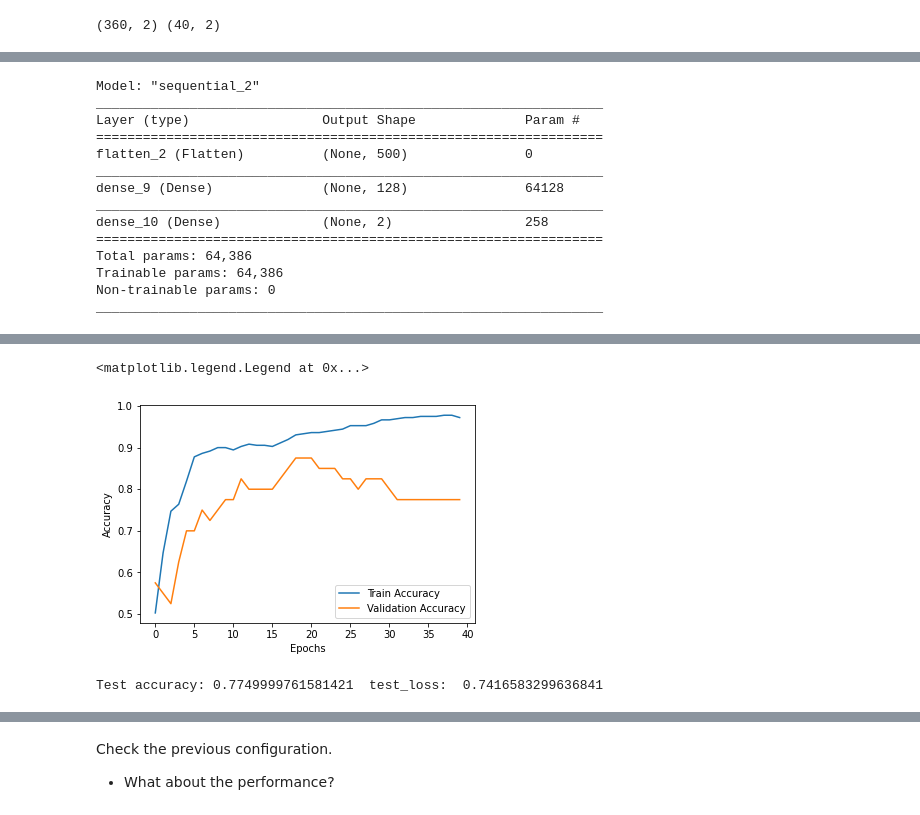
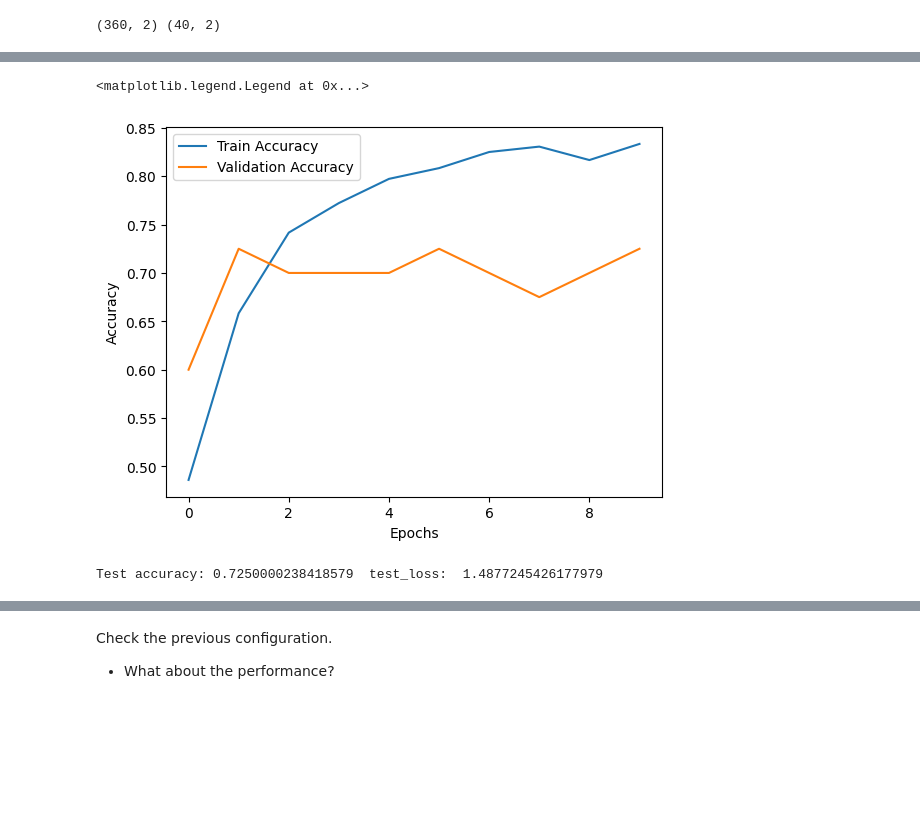
Before and after one commit to Lalo0105/ai-uis-student, a Jupyter notebook: 2. Notebooks/13_std_Notes_DL_application.ipynb, the cells around one changed output, grey strips where cells are left out. Drawn from its saved outputs; the diff is of its cells as text; code cells hidden in the pictures; blank space fills up the shorter version.

```diff
--- a/2. Notebooks/13_std_Notes_DL_application.ipynb
+++ b/2. Notebooks/13_std_Notes_DL_application.ipynb
@@ -137,11 +82,17 @@ ipd.Audio('data/fsdd/'+file_name)
 # %%
 #@title **code** Working with librosa
 import librosa
-wav, sr = librosa.load('data/fsdd/8_jackson_40.wav', sr=None)
+wav, sr = librosa.load('fsdd/8_jackson_40.wav', sr=None)
+wav2, sr = librosa.load('fsdd/8_jackson_10.wav', sr=None)
+wav3, sr = librosa.load('fsdd/8_nicolas_10.wav', sr=None)
+wav4, sr = librosa.load('fsdd/8_theo_10.wav', sr=None)
 print( 'sr:', sr)
 print( 'wav shape:', wav.shape)
 
 plt.plot(wav);
+plt.plot(wav2);
+plt.plot(wav3);
+plt.plot(wav4);
 # %% [output]
 sr: 8000
 wav shape: (3532,)
@@ -191,6 +105,0 @@ def get_XyData(DATA_DIR = 'data/fsdd/', pad_size=200):
-# %%
-#@title **code** To obtain all data
-X, y = get_XyData(DATA_DIR = 'data/fsdd/')
-
-print( 'X:', X.shape)
-print( 'y:', y.shape)
@@ -413,6 +151,6 @@ Built a function to recover $\mathbf{X},\mathbf{y}$ but using melspectrogram as
 # %%
 #@title **code** To compute X, y
-def get_Xy_Features(DATA_DIR = 'data/fsdd/', pad_size=500):
+def get_Xy_Features(DATA_DIR = 'fsdd/', pad_size=500):
 
     X = []
     y = []
@@ -420,19 +158,17 @@ def get_Xy_Features(DATA_DIR = 'data/fsdd/', pad_size=500):
     for fname in os.listdir(DATA_DIR):
         struct = fname.split('_')
         digit = struct[0]
-        if (digit is '0') or (digit is '1'):
+        if (digit == '0') or (digit == '1'):
           wav, sr = librosa.load(DATA_DIR + fname)
-          D = librosa.feature.melspectrogram(wav)
+          D = librosa.feature.melspectrogram(y=wav)
           padded = func_padding(D.reshape(D.shape[0]*D.shape[1]), pad_size)
-          #print( D.reshape(D.shape[0]*D.shape[1]).shape)
-          #print( padded.shape)
           X.append(padded)
           y.append(digit)
     return np.vstack(X), np.array(y)
 # %%
 #@title **code** To compute train-test
 from sklearn.model_selection import train_test_split
-X, y = get_Xy_Features(DATA_DIR = 'data/fsdd/')
+X, y = get_Xy_Features(DATA_DIR = 'fsdd/')
 print( 'X:', X.shape)
 print( 'y:', y.shape)
 test_size = 0.1
@@ -474,25 +194,6 @@ model = tf.keras.Sequential([
     tf.keras.layers.Dense(128, activation=tf.nn.relu),
     tf.keras.layers.Dense(2, activation=tf.nn.softmax)
 ])
-
-
-
-model.summary()
-# %% [output]
-Model: "sequential_2"
-_________________________________________________________________
-Layer (type)                 Output Shape              Param #
-=================================================================
-flatten_2 (Flatten)          (None, 500)               0
-_________________________________________________________________
-dense_9 (Dense)              (None, 128)               64128
-_________________________________________________________________
-dense_10 (Dense)             (None, 2)                 258
-=================================================================
-Total params: 64,386
-Trainable params: 64,386
-Non-trainable params: 0
-_________________________________________________________________
 # %%
 #@title **code** To compile and fit the model
 model.compile(optimizer=tf.keras.optimizers.Adam(),
@@ -500,7 +201,7 @@ model.compile(optimizer=tf.keras.optimizers.Adam(),
               metrics=['accuracy'])
 history = model.fit(X_train,
           y_train_ohe,
-          epochs=40,
+          epochs=10,
           batch_size=100,
           validation_data=(X_test, y_test_ohe))
 
@@ -530,12 +234,12 @@ Epoch 40/40
 <matplotlib.legend.Legend at 0x...>
-[figure, old version]
+[figure, new version]
 # %%
 #@title **code** To evaluate the model
 test_loss, test_acc = model.evaluate(X_test, y_test_ohe, verbose=False)
 
 print( 'Test accuracy:', test_acc, " test_loss: ", test_loss)
 # %% [output]
-Test accuracy: 0.7749999761581421  test_loss:  0.7416583299636841
+Test accuracy: 0.7250000238418579  test_loss:  1.4877245426177979
 # %% [markdown]
 <img src="https://gitlab.com/bivl2ab/academico/cursos-uis/ai/ai-2-uis-student/-/raw/master/imgs/icon1.png" width="200">
 
```
Also changed, not shown: parts of 32 cells of this notebook, 3 other files.
